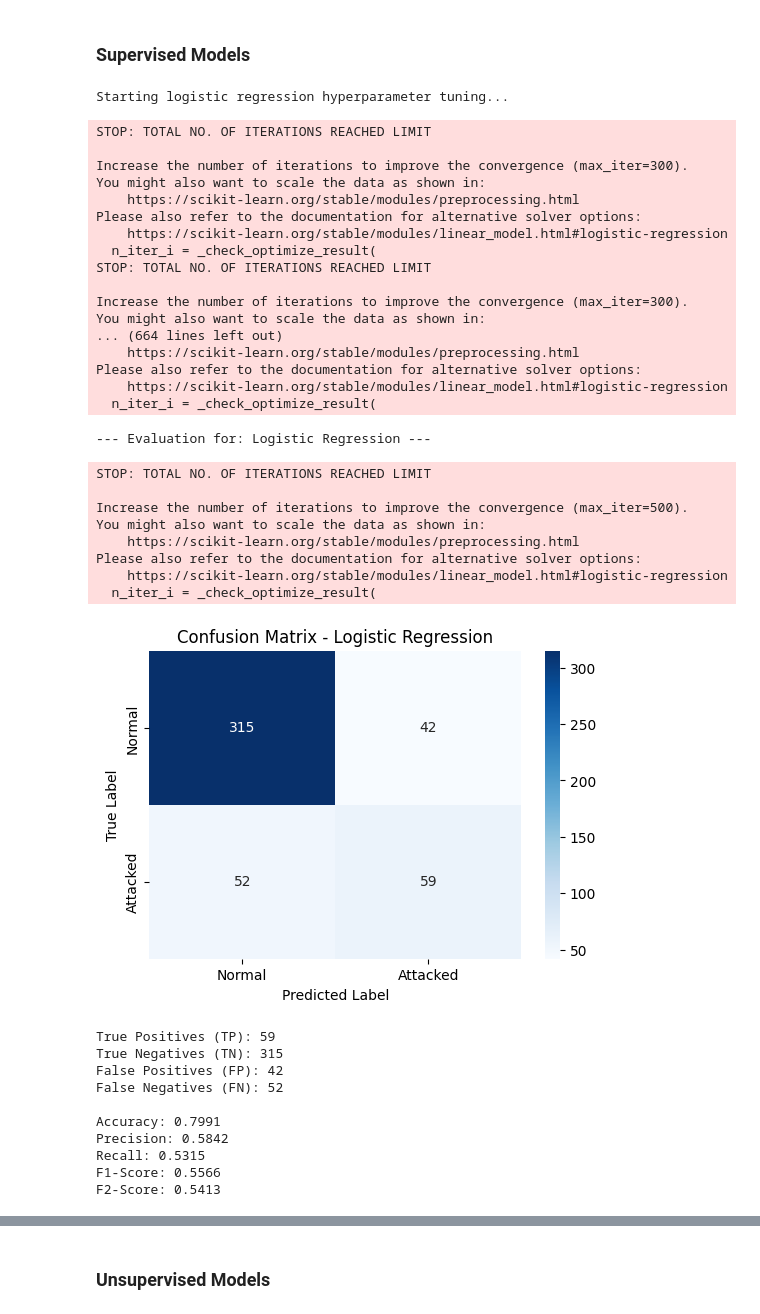
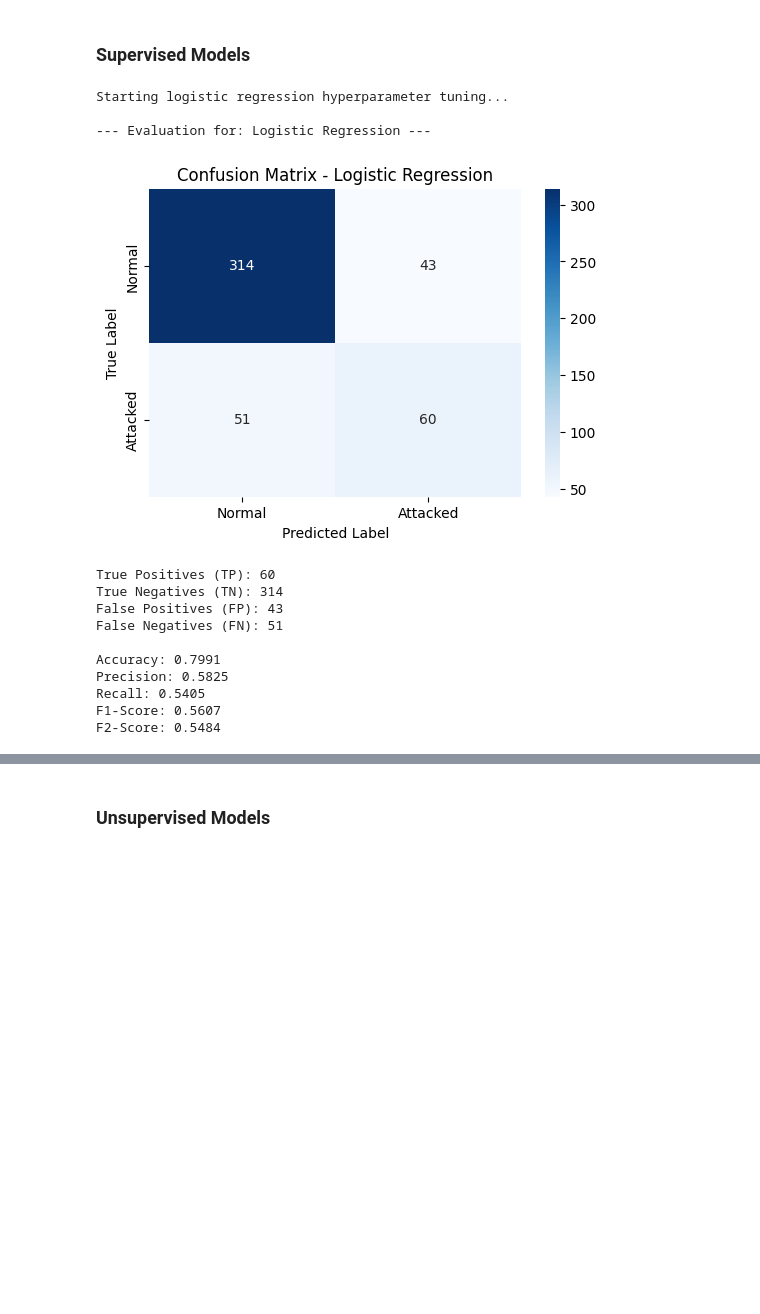
Before and after one commit to dariopipa/network-anomaly-detector-DCML, a Jupyter notebook: src/training/training.ipynb, the cells around one changed output, grey strips where cells are left out. Drawn from its saved outputs; the diff is of its cells as text; code cells hidden in the pictures; blank space fills up the shorter version.

```diff
--- a/src/training/training.ipynb
+++ b/src/training/training.ipynb
@@ -208,70 +207,47 @@ logistic_regression_param_grid = [
         "lr__class_weight": ["balanced", None],
         "lr__max_iter": [300, 500, 1000],
     }
 ]
 
 # Provides train/test to split time-ordered data, where other cross-validation methods are inappropriate, as they would lead to training on future data and evaluating on past data. Instead of randomly shuffling the data, as in traditional k-fold, TimeSeriesSplit maintains the temporal order.
 cv = TimeSeriesSplit(n_splits=5)
 
 # GridSearch - will allow us to find the best model from all the possible configuration above
 grid_search = GridSearchCV(
     estimator=pipeline,
     param_grid=logistic_regression_param_grid,
     cv=cv,
     scoring=scorer,
     n_jobs=-1,
+    verbose=0,
 )
 
 # Train the model
 print("Starting logistic regression hyperparameter tuning...")
 grid_search.fit(X_train, y_train)
 
 # Get the best model and make predictions
 best_lr_model = grid_search.best_estimator_
 y_pred_lr = best_lr_model.predict(X_test)
 
 logistic_regression_evaluation = evaluate_model(
     y_test, y_pred_lr, "Logistic Regression", model_config=best_lr_model
 )
 # %% [output]
 Starting logistic regression hyperparameter tuning...
+
+--- Evaluation for: Logistic Regression ---
+[figure]
-STOP: TOTAL NO. OF ITERATIONS REACHED LIMIT
+True Positives (TP): 60
+True Negatives (TN): 314
+False Positives (FP): 43
+False Negatives (FN): 51
 
-Increase the number of iterations to improve the convergence (max_iter=300).
-You might also want to scale the data as shown in:
-    https://scikit-learn.org/stable/modules/preprocessing.html
-Please also refer to the documentation for alternative solver options:
-    https://scikit-learn.org/stable/modules/linear_model.html#logistic-regression
-  n_iter_i = _check_optimize_result(
-STOP: TOTAL NO. OF ITERATIONS REACHED LIMIT
-
-Increase the number of iterations to improve the convergence (max_iter=300).
-You might also want to scale the data as shown in:
-... (664 lines left out)
-    https://scikit-learn.org/stable/modules/preprocessing.html
-Please also refer to the documentation for alternative solver options:
-    https://scikit-learn.org/stable/modules/linear_model.html#logistic-regression
-  n_iter_i = _check_optimize_result(
+Accuracy: 0.7991
+Precision: 0.5825
+Recall: 0.5405
+F1-Score: 0.5607
+F2-Score: 0.5484
---- Evaluation for: Logistic Regression ---
-STOP: TOTAL NO. OF ITERATIONS REACHED LIMIT
-
-Increase the number of iterations to improve the convergence (max_iter=500).
-You might also want to scale the data as shown in:
-    https://scikit-learn.org/stable/modules/preprocessing.html
-Please also refer to the documentation for alternative solver options:
-    https://scikit-learn.org/stable/modules/linear_model.html#logistic-regression
-  n_iter_i = _check_optimize_result(
-[figure]
-True Positives (TP): 59
-True Negatives (TN): 315
-False Positives (FP): 42
-False Negatives (FN): 52
-
-Accuracy: 0.7991
-Precision: 0.5842
-Recall: 0.5315
-F1-Score: 0.5566
-F2-Score: 0.5413
 # %%
 gb = GradientBoostingClassifier(random_state=42)
 
```
Also changed, not shown: parts of 6 cells of this notebook, 2 other files.
